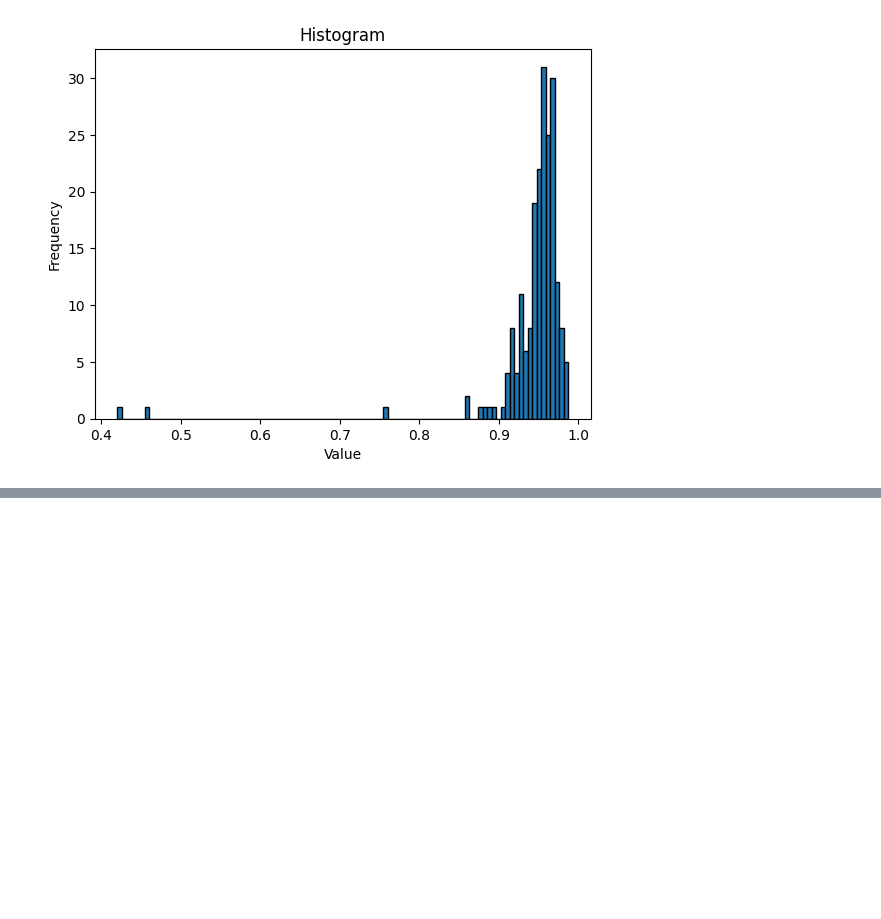
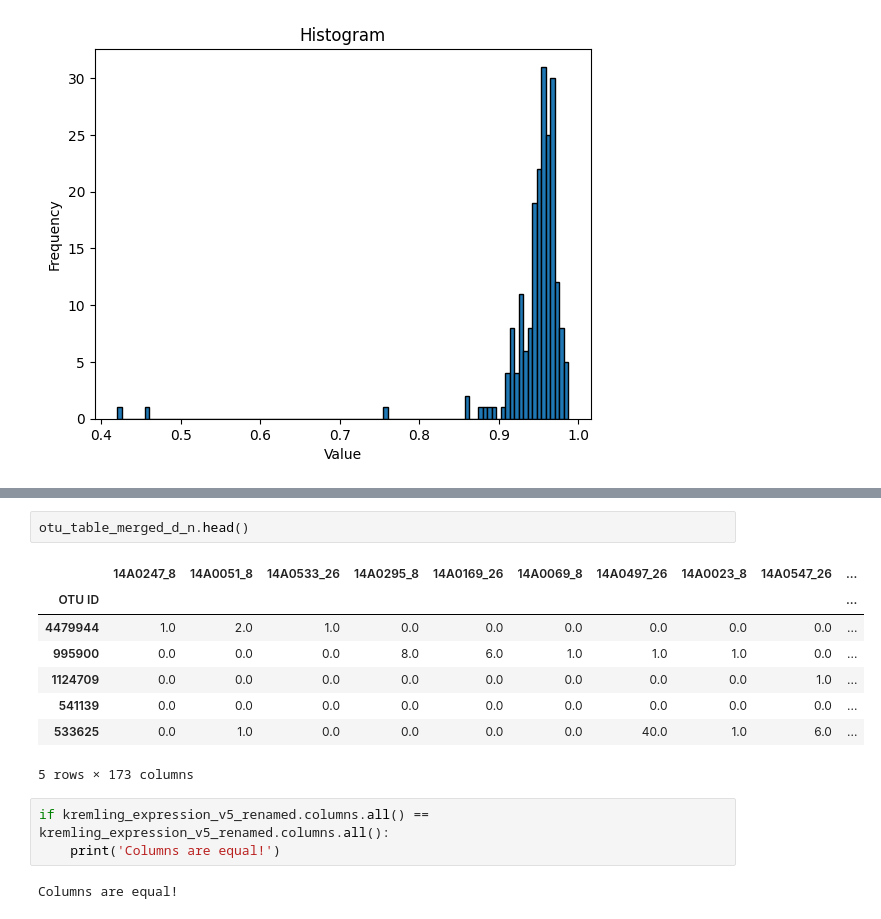
Before and after one commit to SantosRAC/maize_microbiome_transcriptomics, a Jupyter notebook: correlations_rnaseq_metataxonomics/expr_otus_correlations.ipynb, the cells around one changed output, grey strips where cells are left out. Drawn from its saved outputs; the diff is of its cells as text; blank space fills up the shorter version.

```diff
--- a/correlations_rnaseq_metataxonomics/expr_otus_correlations.ipynb
+++ b/correlations_rnaseq_metataxonomics/expr_otus_correlations.ipynb
@@ -551,0 +582,16 @@ plt.show()
+# %%
+otu_table_merged_d_n.head()
+# %% [output]
+|  | 14A0247_8 | 14A0051_8 | 14A0533_26 | 14A0295_8 | 14A0169_26 | 14A0069_8 | 14A0497_26 | 14A0023_8 | 14A0547_26 | ... |
+| OTU ID |  |  |  |  |  |  |  |  |  | ... |
+| 4479944 | 1.0 | 2.0 | 1.0 | 0.0 | 0.0 | 0.0 | 0.0 | 0.0 | 0.0 | ... |
+| 995900 | 0.0 | 0.0 | 0.0 | 8.0 | 6.0 | 1.0 | 1.0 | 1.0 | 0.0 | ... |
+| 1124709 | 0.0 | 0.0 | 0.0 | 0.0 | 0.0 | 0.0 | 0.0 | 0.0 | 1.0 | ... |
+| 541139 | 0.0 | 0.0 | 0.0 | 0.0 | 0.0 | 0.0 | 0.0 | 0.0 | 0.0 | ... |
+| 533625 | 0.0 | 1.0 | 0.0 | 0.0 | 0.0 | 0.0 | 40.0 | 1.0 | 6.0 | ... |
+5 rows × 173 columns
+# %%
+if kremling_expression_v5_renamed.columns.all() == kremling_expression_v5_renamed.columns.all():
+    print('Columns are equal!')
+# %% [output]
+Columns are equal!
```
Also changed, not shown: parts of 18 cells of this notebook.
